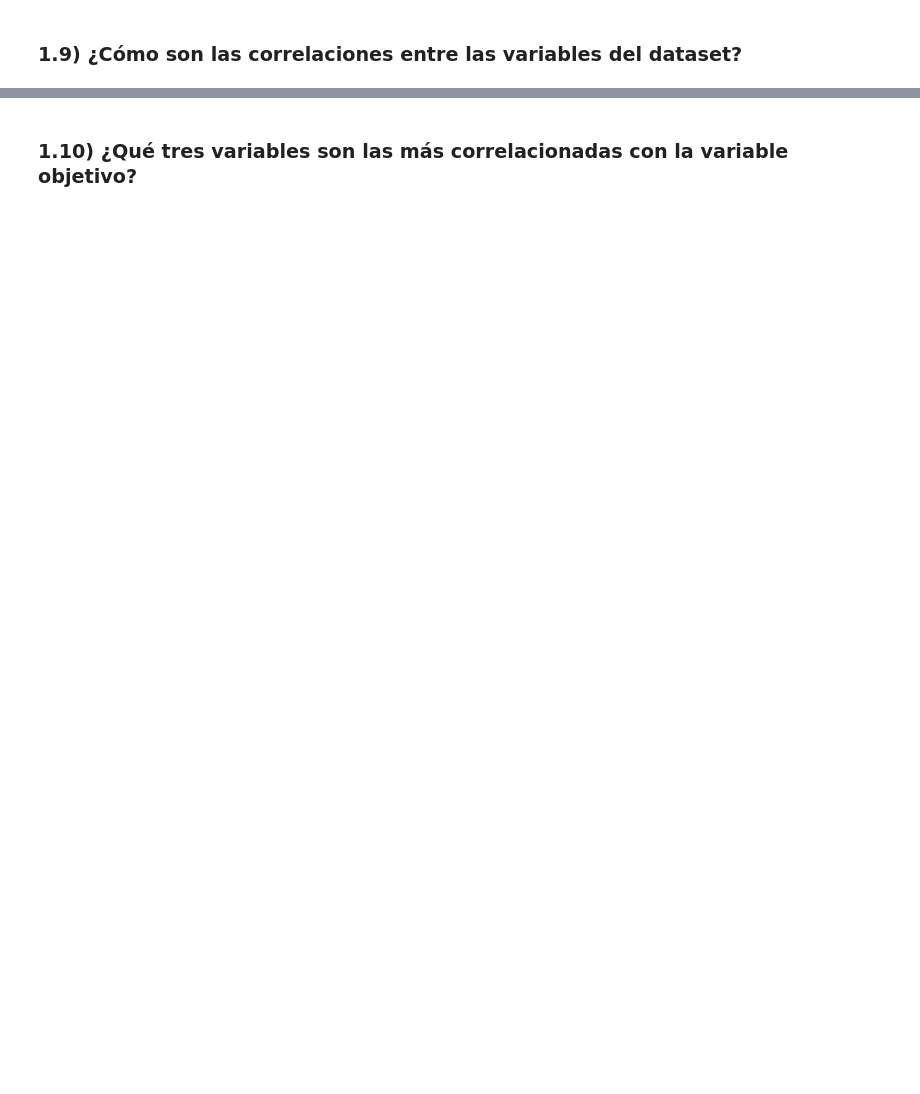
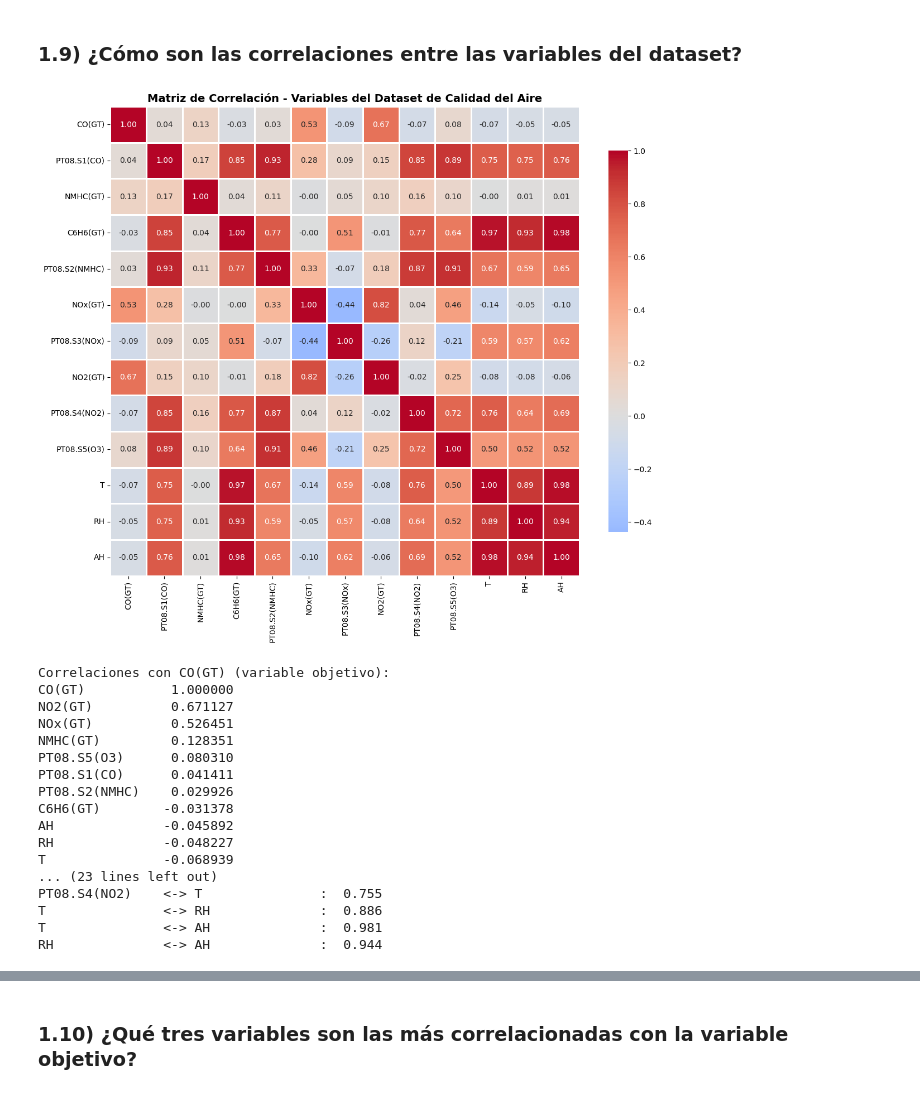
Before and after one commit to mysticBel/machine_learning_labs, a Jupyter notebook: parte2/lab_activ_1/Laboratorio_Actividad_1_publicar.ipynb, the cells around one changed output, grey strips where cells are left out. Saved outputs shown, nothing was run; the diff lists cells and outputs as text; code cells hidden in the pictures; blank space fills up the shorter version.

```diff
--- a/parte2/lab_activ_1/Laboratorio_Actividad_1_publicar.ipynb
+++ b/parte2/lab_activ_1/Laboratorio_Actividad_1_publicar.ipynb
@@ -222,2 +361,58 @@ Name: CO(GT), dtype: object
 # %% [markdown]
 ### 1.9) ¿Cómo son las correlaciones entre las variables del dataset?
+# %%
+import seaborn as sns
+
+# Calcular la matriz de correlación de todas las variables numéricas
+# Primero, convertir todas las columnas que deberían ser numéricas
+for col in ['CO(GT)', 'C6H6(GT)', 'T', 'RH', 'AH']:
+    if airQ_df[col].dtype == 'object':
+        airQ_df[col] = pd.to_numeric(airQ_df[col].str.replace(',', '.'), errors='coerce')
+
+# Seleccionar solo columnas numéricas (excluyendo Date, Time y las columnas vacías)
+numeric_cols = airQ_df.select_dtypes(include=['float64', 'int64']).columns
+numeric_cols = [col for col in numeric_cols if col not in ['Unnamed: 15', 'Unnamed: 16']]
+
+# Calcular matriz de correlación
+correlation_matrix = airQ_df[numeric_cols].corr()
+
+# Visualizar la matriz de correlación con heatmap
+plt.figure(figsize=(12, 10))
+sns.heatmap(correlation_matrix, annot=True, fmt='.2f', cmap='coolwarm', center=0,
+            square=True, linewidths=1, cbar_kws={"shrink": 0.8})
+plt.title('Matriz de Correlación - Variables del Dataset de Calidad del Aire', fontsize=14, fontweight='bold')
+plt.tight_layout()
+plt.show()
+
+# Mostrar correlaciones con la variable objetivo CO(GT)
+print("\nCorrelaciones con CO(GT) (variable objetivo):")
+print(correlation_matrix['CO(GT)'].sort_values(ascending=False))
+
+# Identificar correlaciones fuertes (> 0.7 o < -0.7)
+print("\n" + "="*60)
+print("PARES DE VARIABLES CON CORRELACIÓN FUERTE (|r| > 0.7):")
+print("="*60)
+for i in range(len(correlation_matrix.columns)):
+    for j in range(i+1, len(correlation_matrix.columns)):
+        corr_value = correlation_matrix.iloc[i, j]
+        if abs(corr_value) > 0.7:
+            print(f"{correlation_matrix.columns[i]:15s} <-> {correlation_matrix.columns[j]:15s} : {corr_value:6.3f}")
+# %% [output]
+[figure, added]
+Correlaciones con CO(GT) (variable objetivo):
+CO(GT)           1.000000
+NO2(GT)          0.671127
+NOx(GT)          0.526451
+NMHC(GT)         0.128351
+PT08.S5(O3)      0.080310
+PT08.S1(CO)      0.041411
+PT08.S2(NMHC)    0.029926
+C6H6(GT)        -0.031378
+AH              -0.045892
+RH              -0.048227
+T               -0.068939
+... (23 lines left out)
+PT08.S4(NO2)    <-> T               :  0.755
+T               <-> RH              :  0.886
+T               <-> AH              :  0.981
+RH              <-> AH              :  0.944
```
Also changed, not shown: parts of 27 cells of this notebook, 1 other file.
